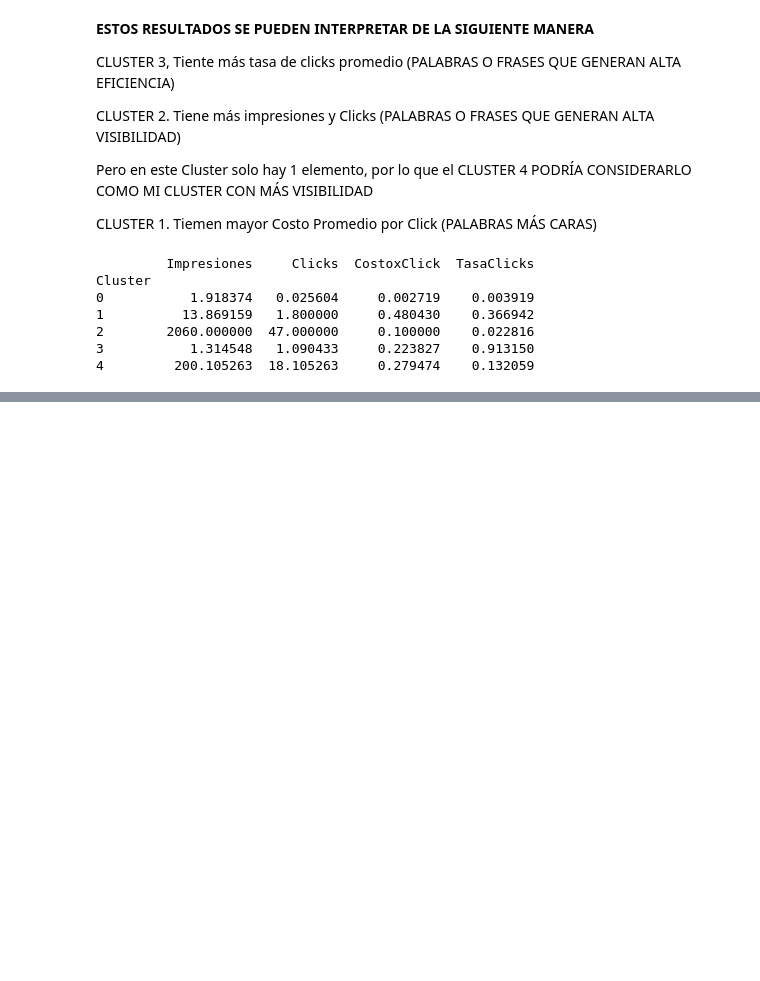
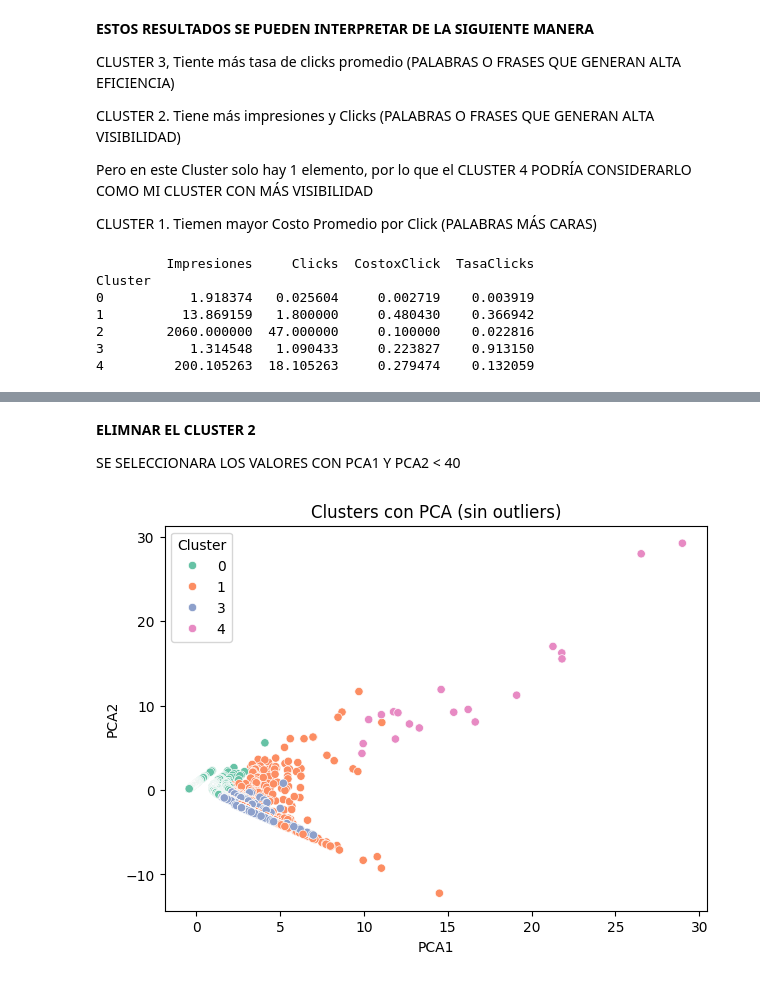
Before and after one commit to mpaomend/g6_aprendizajeautomaticoico_s3, a Jupyter notebook: colab/g6_aprendizajeautomaticoico_s3_KMEANS.ipynb, the cells around one changed output, grey strips where cells are left out. Cells and saved outputs as stored; diff of their text form; code cells hidden in the pictures; blank space fills up the shorter version.

```diff
--- a/colab/g6_aprendizajeautomaticoico_s3_KMEANS.ipynb
+++ b/colab/g6_aprendizajeautomaticoico_s3_KMEANS.ipynb
@@ -108,0 +131,14 @@ Cluster
+# %% [markdown]
+**ELIMNAR EL CLUSTER 2**
+
+SE SELECCIONARA LOS VALORES CON PCA1 Y PCA2 < 40
+# %%
+df_filtered = df[(df['PCA1'] < 40) &
+                 (df['PCA2'] < 40)]
+
+plt.figure(figsize=(7, 5))
+sns.scatterplot(data=df_filtered, x='PCA1', y='PCA2', hue='Cluster', palette='Set2')
+plt.title('Clusters con PCA (sin outliers)')
+plt.show()
+# %% [output]
+[figure, added]
```
Also changed, not shown: parts of 4 cells of this notebook.
